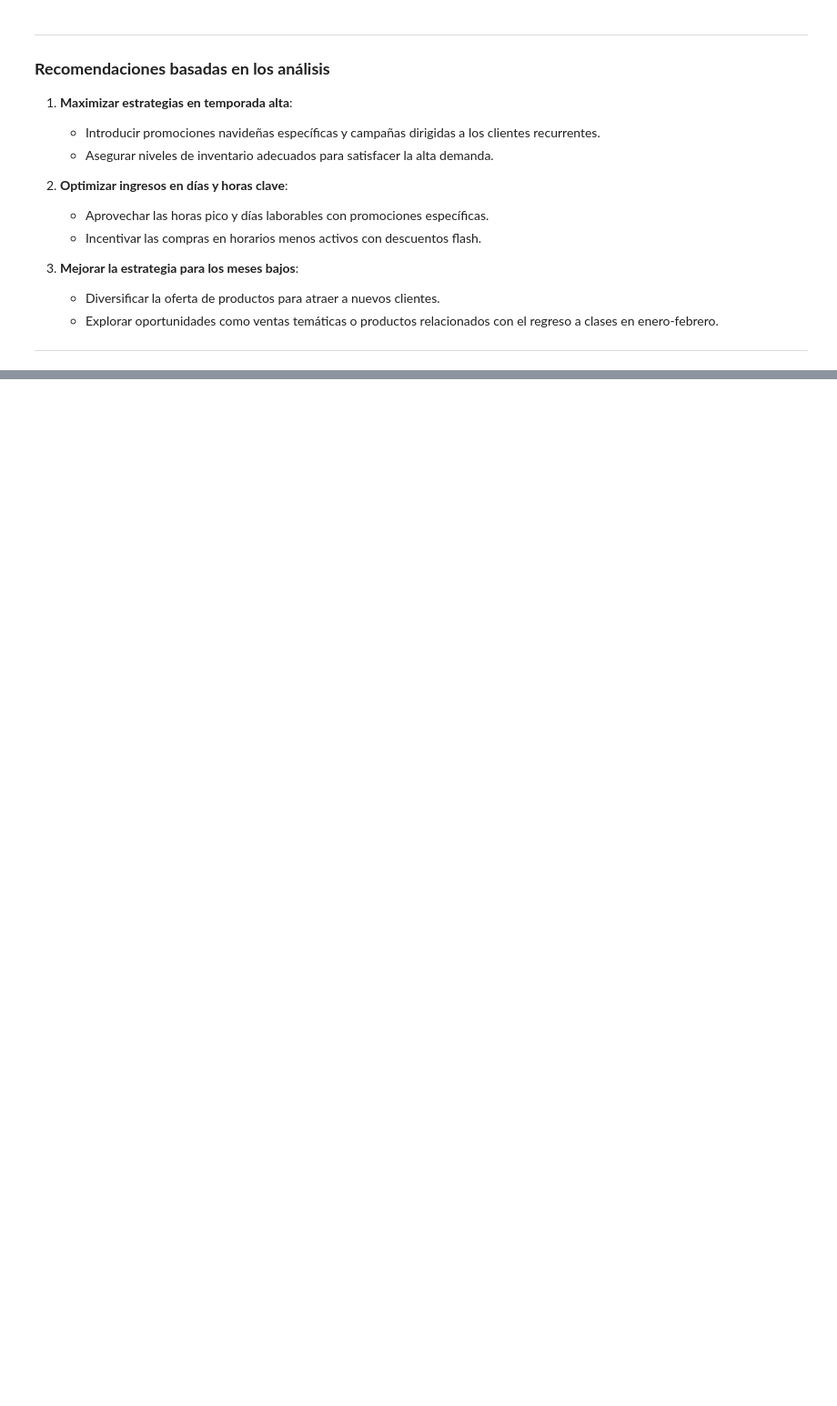
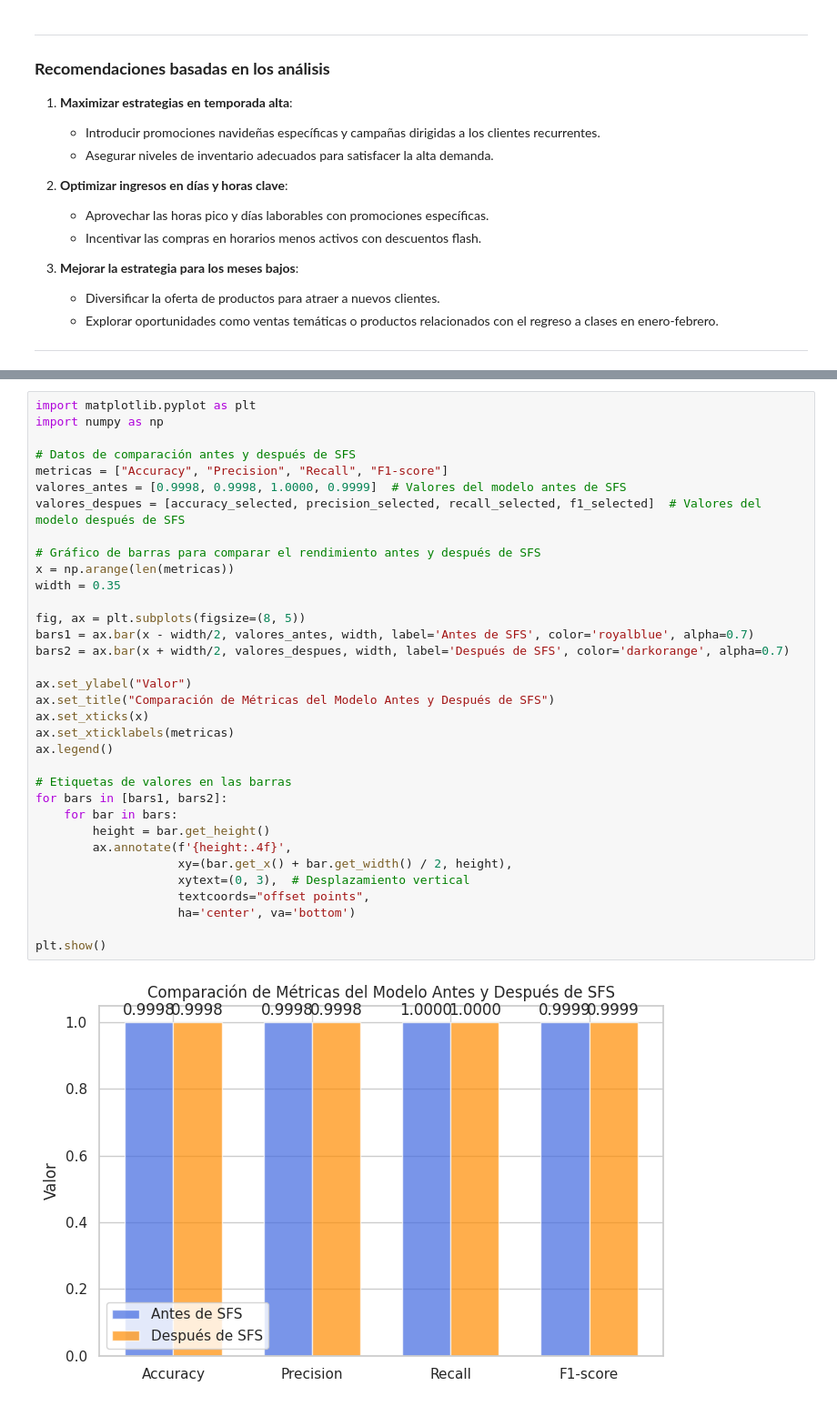
Before and after one commit to OttoBara/OnlineRetailAnalysis, a Jupyter notebook: ProyectoDS_ParteI_Baratto.ipynb, the cells around one changed output, grey strips where cells are left out. Shown at 91% size. Cells and saved outputs as stored; diff of their text form; blank space fills up the shorter version.

```diff
--- a/ProyectoDS_ParteI_Baratto.ipynb
+++ b/ProyectoDS_ParteI_Baratto.ipynb
@@ -863,0 +1158,36 @@ El heatmap combina información sobre ingresos según el día de la semana y las
+# %%
+import matplotlib.pyplot as plt
+import numpy as np
+
+# Datos de comparación antes y después de SFS
+metricas = ["Accuracy", "Precision", "Recall", "F1-score"]
+valores_antes = [0.9998, 0.9998, 1.0000, 0.9999]  # Valores del modelo antes de SFS
+valores_despues = [accuracy_selected, precision_selected, recall_selected, f1_selected]  # Valores del modelo después de SFS
+
+# Gráfico de barras para comparar el rendimiento antes y después de SFS
+x = np.arange(len(metricas))
+width = 0.35
+
+fig, ax = plt.subplots(figsize=(8, 5))
+bars1 = ax.bar(x - width/2, valores_antes, width, label='Antes de SFS', color='royalblue', alpha=0.7)
+bars2 = ax.bar(x + width/2, valores_despues, width, label='Después de SFS', color='darkorange', alpha=0.7)
+
+ax.set_ylabel("Valor")
+ax.set_title("Comparación de Métricas del Modelo Antes y Después de SFS")
+ax.set_xticks(x)
+ax.set_xticklabels(metricas)
+ax.legend()
+
+# Etiquetas de valores en las barras
+for bars in [bars1, bars2]:
+    for bar in bars:
+        height = bar.get_height()
+        ax.annotate(f'{height:.4f}',
+                    xy=(bar.get_x() + bar.get_width() / 2, height),
+                    xytext=(0, 3),  # Desplazamiento vertical
+                    textcoords="offset points",
+                    ha='center', va='bottom')
+
+plt.show()
+# %% [output]
+[figure, added]
```
Also changed, not shown: parts of 20 cells of this notebook.
